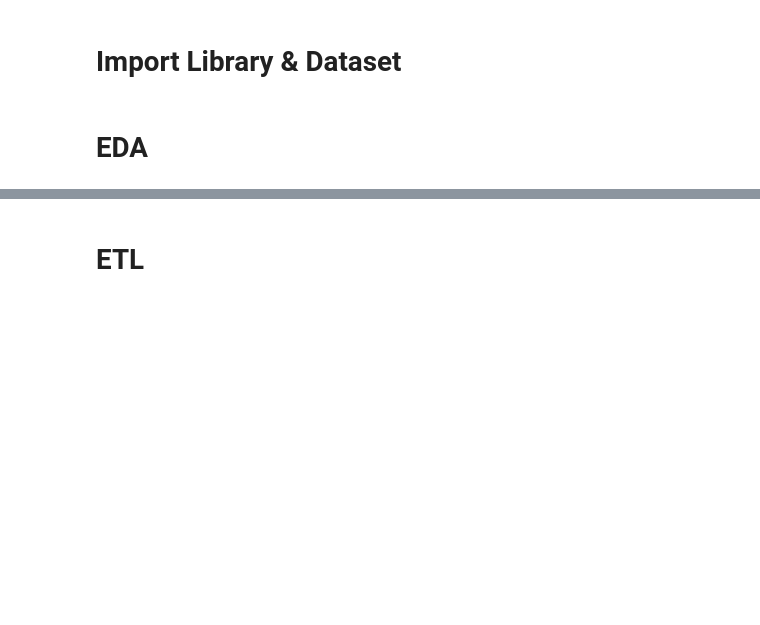
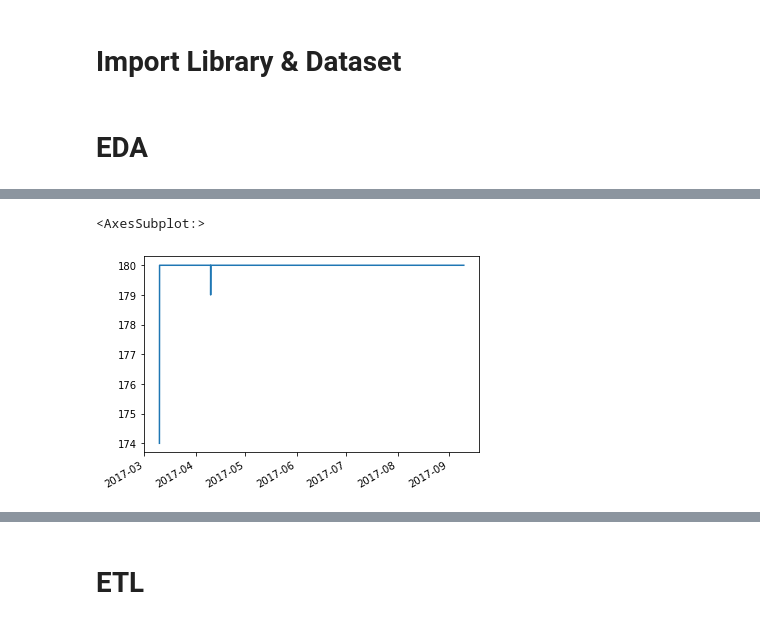
Before and after one commit to willim9313/Mining-Process-Machine-Learning-Case, a Jupyter notebook: mining_eda_ml_nb.ipynb, the cells around one changed output, grey strips where cells are left out. Cells and saved outputs as stored; diff of their text form; code cells hidden in the pictures; blank space fills up the shorter version.

```diff
--- a/mining_eda_ml_nb.ipynb
+++ b/mining_eda_ml_nb.ipynb
@@ -10,5 +16,8 @@ import seaborn as sns
 # %%
-df = pd.read_csv('./input/MiningProcess_Flotation_Plant_Database.csv')
+df = pd.read_csv('./input/MiningProcess_Flotation_Plant_Database.csv',
+                 decimal=",",
+                 parse_dates=["date"],
+                 infer_datetime_format=True)
 # %% [markdown]
 # EDA
 # %%
@@ -58,0 +43,3 @@ Name: % Iron Feed, Length: 737453, dtype: object
+# %%
+df['time_date'] = df['date'].dt.date
+df['time_o_clock'] = df.date.dt.hour
@@ -58,0 +61,5 @@ Name: % Iron Feed, Length: 737453, dtype: object
+# %%
+df['date'].value_counts().plot()
+# %% [output]
+<AxesSubplot:>
+[figure, added]
```
Also changed, not shown: parts of 15 cells of this notebook.
